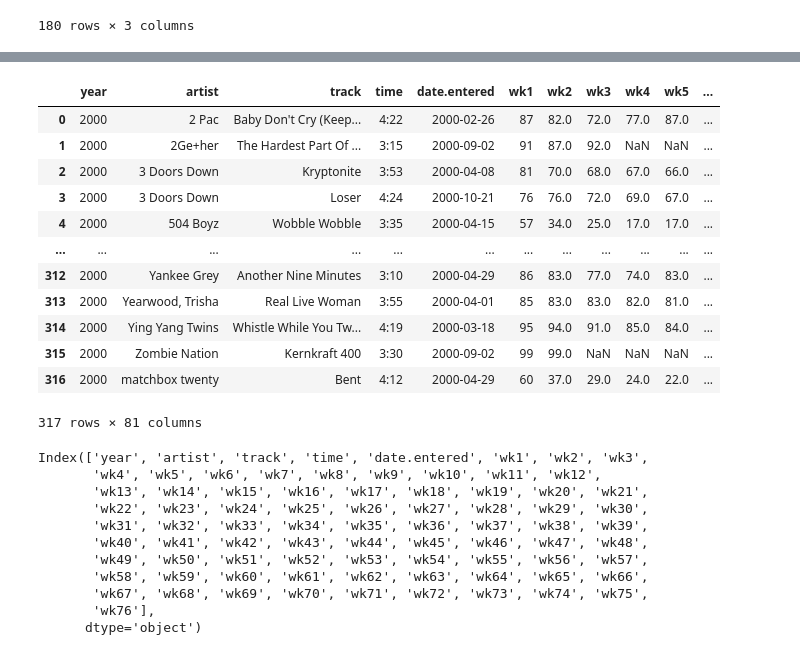
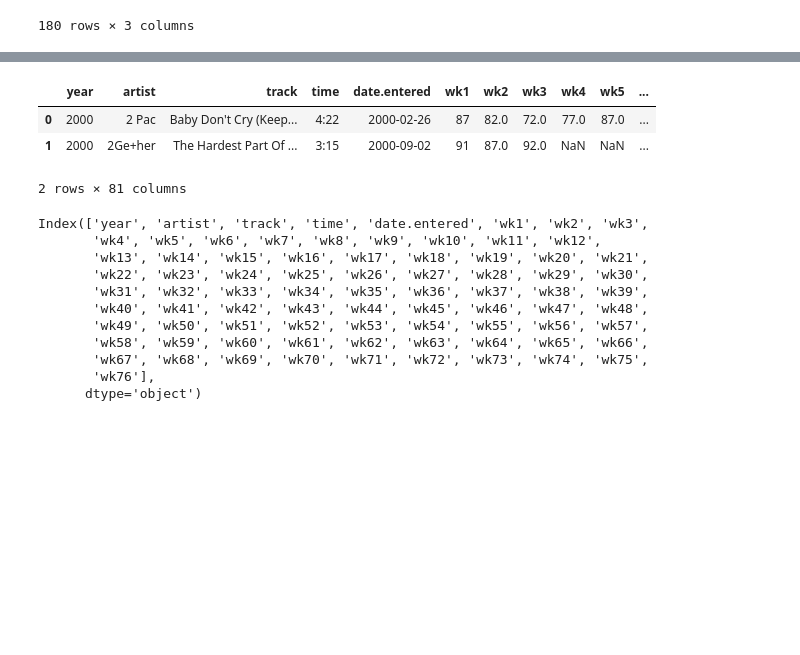
Before and after one commit to minetheself-lab/hipython, a Jupyter notebook: 42.데이터전처리.ipynb, the cells around one changed output, grey strips where cells are left out. Cells and saved outputs as stored; diff of their text form; code cells hidden in the pictures; blank space fills up the shorter version.

```diff
--- a/42.데이터전처리.ipynb
+++ b/42.데이터전처리.ipynb
@@ -215,19 +218,10 @@ billboard_df_melt=billboard_df.melt(id_vars='artist')
 # %%
-billboard_df
+billboard_df.head(2)
 # %% [output]
 |  | year | artist | track | time | date.entered | wk1 | wk2 | wk3 | wk4 | wk5 | ... |
 | 0 | 2000 | 2 Pac | Baby Don't Cry (Keep... | 4:22 | 2000-02-26 | 87 | 82.0 | 72.0 | 77.0 | 87.0 | ... |
 | 1 | 2000 | 2Ge+her | The Hardest Part Of ... | 3:15 | 2000-09-02 | 91 | 87.0 | 92.0 | NaN | NaN | ... |
-| 2 | 2000 | 3 Doors Down | Kryptonite | 3:53 | 2000-04-08 | 81 | 70.0 | 68.0 | 67.0 | 66.0 | ... |
-| 3 | 2000 | 3 Doors Down | Loser | 4:24 | 2000-10-21 | 76 | 76.0 | 72.0 | 69.0 | 67.0 | ... |
-| 4 | 2000 | 504 Boyz | Wobble Wobble | 3:35 | 2000-04-15 | 57 | 34.0 | 25.0 | 17.0 | 17.0 | ... |
-| ... | ... | ... | ... | ... | ... | ... | ... | ... | ... | ... | ... |
-| 312 | 2000 | Yankee Grey | Another Nine Minutes | 3:10 | 2000-04-29 | 86 | 83.0 | 77.0 | 74.0 | 83.0 | ... |
-| 313 | 2000 | Yearwood, Trisha | Real Live Woman | 3:55 | 2000-04-01 | 85 | 83.0 | 83.0 | 82.0 | 81.0 | ... |
-| 314 | 2000 | Ying Yang Twins | Whistle While You Tw... | 4:19 | 2000-03-18 | 95 | 94.0 | 91.0 | 85.0 | 84.0 | ... |
-| 315 | 2000 | Zombie Nation | Kernkraft 400 | 3:30 | 2000-09-02 | 99 | 99.0 | NaN | NaN | NaN | ... |
-| 316 | 2000 | matchbox twenty | Bent | 4:12 | 2000-04-29 | 60 | 37.0 | 29.0 | 24.0 | 22.0 | ... |
-317 rows × 81 columns
+2 rows × 81 columns
 # %%
 billboard_df.columns
 # %% [output]
```
Also changed, not shown: parts of 183 cells of this notebook, 15 other files.
